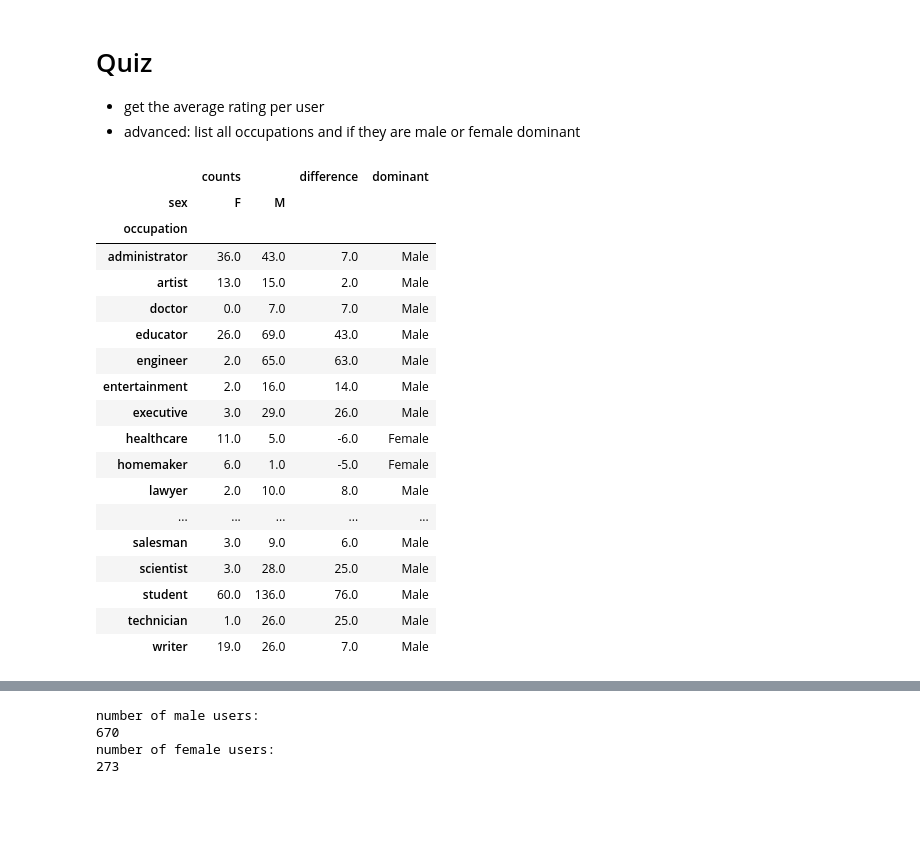
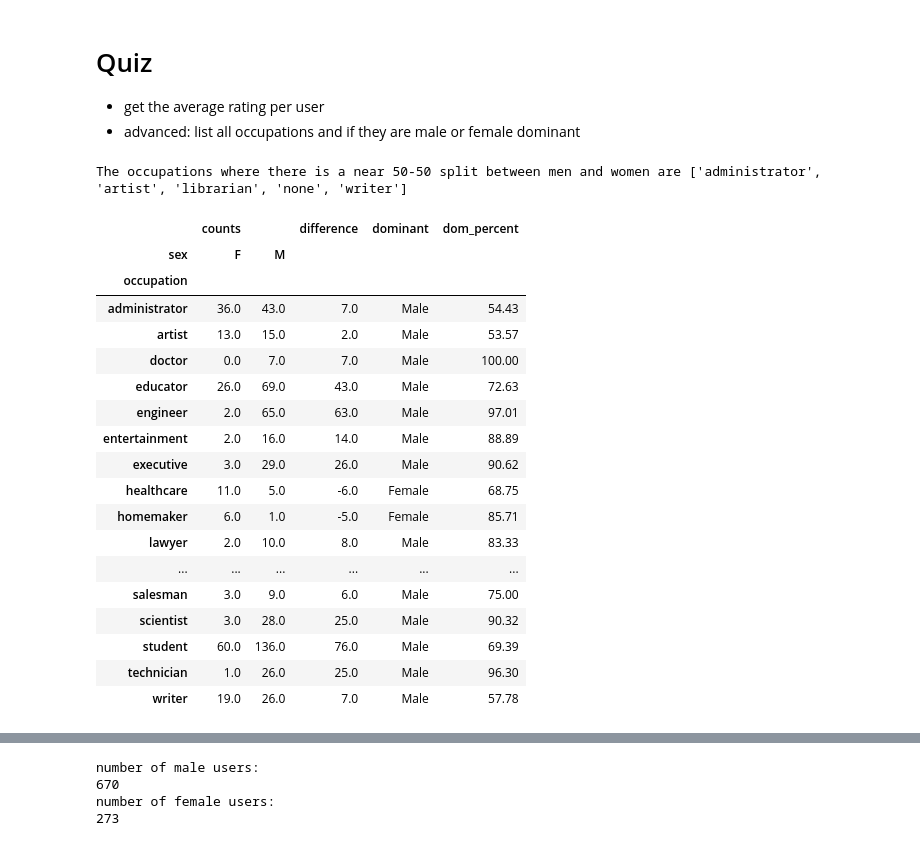
Before and after one commit to atdin/2015, a Jupyter notebook: Lectures/02-DataScraping.ipynb, the cells around one changed output, grey strips where cells are left out. Cells and saved outputs as stored; diff of their text form; code cells hidden in the pictures; blank space fills up the shorter version.

```diff
--- a/Lectures/02-DataScraping.ipynb
+++ b/Lectures/02-DataScraping.ipynb
@@ -425,53 +425,66 @@ user_avg_ratings = ratings['rating'].groupby(by=ratings['user_id']).mean()
 # The sex_occupation dataframe below groups the occupations and creates separate rows for Male and Female counts
 sex_occupation = pd.DataFrame(data=users['sex'].groupby(users['occupation']).value_counts())
 sex_occupation
 
 ## But it turns out that what we actually need is a pivot table
 # Create the pivot table and convert all null values to 0
 sex_occupation = users.groupby(['occupation', 'sex'])['user_id'].count().reset_index(name='counts').pivot(index='occupation', columns='sex').fillna(0)
 
 # Add a difference column that will be used to identify which sex is employed more in the occupation
 sex_occupation['difference'] = sex_occupation['counts', 'M'] - sex_occupation['counts', 'F']
 
 # Then add a column that indicates whether there are more M or F in the occupation
 sex_occupation['dominant'] = np.where(sex_occupation['difference'] > 0, 'Male', 'Female')
 
 # Might be good to also add what percent of the sample is dominated by the sex
-sex_occupation['dom_percent'] = []
-for i in sex_occupation['difference']:
-    if 'Male':
-        sex_occupation['counts','M'] /
+# with the help of the max function, we'll extract how many individuals are in the more dominatnt gender
+empty_a = []
+for i in range(0,len(sex_occupation)):
+    a = max(sex_occupation['counts', 'M'][i], sex_occupation['counts', 'F'][i])
+    empty_a.append(a)
+
+# we'll then divide the dominant number of individuals with the total number of individuals in the profession
+dominant_percent = (empty_a / (sex_occupation['counts', 'M'] + sex_occupation['counts', 'F']))
+sex_occupation['dom_percent'] = round(dominant_percent * 100, 2)
+
+# printing a statement about which professions are split 50/50
+equal_ops = sex_occupation.loc[(sex_occupation['dom_percent'] > 50) & (sex_occupation['dom_percent'] < 60)]
+print('The occupations where there is a near 50-50 split between men and women are', (list(equal_ops.index)))
 
 # Display the dataframe
 sex_occupation
+
+#####
+# max(sex_occupation['counts', 'M'][1], sex_occupation['counts', 'F'][1])
 
 # sex_occupation['difference'] = sex_occupation[]
 # users.groupby(['occupation','sex']).size().reset_index(name='counts').pivot(index='occupation', columns='sex').fillna(0)
 
 
 #####
 # test = users.groupby(['occupation', 'sex']).count().reset_index().pivot(index='occupation', columns='sex')
 # test['user_id'].columns
 #####
 # for index, row in sex_occupation.iterrows():
 #     print(row)
 # %% [output]
+The occupations where there is a near 50-50 split between men and women are ['administrator', 'artist', 'librarian', 'none', 'writer']
-|  | counts |  | difference | dominant |
-| sex | F | M |  |  |
-| occupation |  |  |  |  |
-| administrator | 36.0 | 43.0 | 7.0 | Male |
-| artist | 13.0 | 15.0 | 2.0 | Male |
-| doctor | 0.0 | 7.0 | 7.0 | Male |
-| educator | 26.0 | 69.0 | 43.0 | Male |
-| engineer | 2.0 | 65.0 | 63.0 | Male |
-| entertainment | 2.0 | 16.0 | 14.0 | Male |
-| executive | 3.0 | 29.0 | 26.0 | Male |
-| healthcare | 11.0 | 5.0 | -6.0 | Female |
-| homemaker | 6.0 | 1.0 | -5.0 | Female |
-| lawyer | 2.0 | 10.0 | 8.0 | Male |
-| ... | ... | ... | ... | ... |
-| salesman | 3.0 | 9.0 | 6.0 | Male |
-| scientist | 3.0 | 28.0 | 25.0 | Male |
-| student | 60.0 | 136.0 | 76.0 | Male |
-| technician | 1.0 | 26.0 | 25.0 | Male |
-| writer | 19.0 | 26.0 | 7.0 | Male |
+|  | counts |  | difference | dominant | dom_percent |
+| sex | F | M |  |  |  |
+| occupation |  |  |  |  |  |
+| administrator | 36.0 | 43.0 | 7.0 | Male | 54.43 |
+| artist | 13.0 | 15.0 | 2.0 | Male | 53.57 |
+| doctor | 0.0 | 7.0 | 7.0 | Male | 100.00 |
+| educator | 26.0 | 69.0 | 43.0 | Male | 72.63 |
+| engineer | 2.0 | 65.0 | 63.0 | Male | 97.01 |
+| entertainment | 2.0 | 16.0 | 14.0 | Male | 88.89 |
+| executive | 3.0 | 29.0 | 26.0 | Male | 90.62 |
+| healthcare | 11.0 | 5.0 | -6.0 | Female | 68.75 |
+| homemaker | 6.0 | 1.0 | -5.0 | Female | 85.71 |
+| lawyer | 2.0 | 10.0 | 8.0 | Male | 83.33 |
+| ... | ... | ... | ... | ... | ... |
+| salesman | 3.0 | 9.0 | 6.0 | Male | 75.00 |
+| scientist | 3.0 | 28.0 | 25.0 | Male | 90.32 |
+| student | 60.0 | 136.0 | 76.0 | Male | 69.39 |
+| technician | 1.0 | 26.0 | 25.0 | Male | 96.30 |
+| writer | 19.0 | 26.0 | 7.0 | Male | 57.78 |
```
Also changed, not shown: parts of 2 cells of this notebook.
